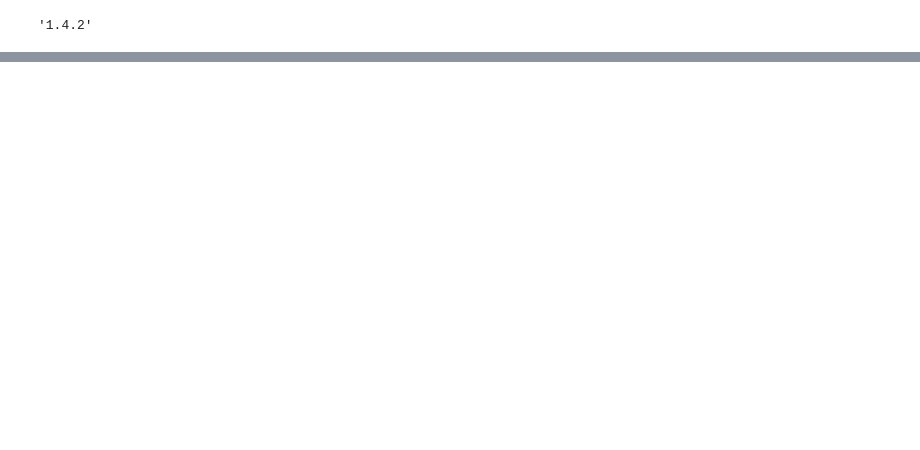
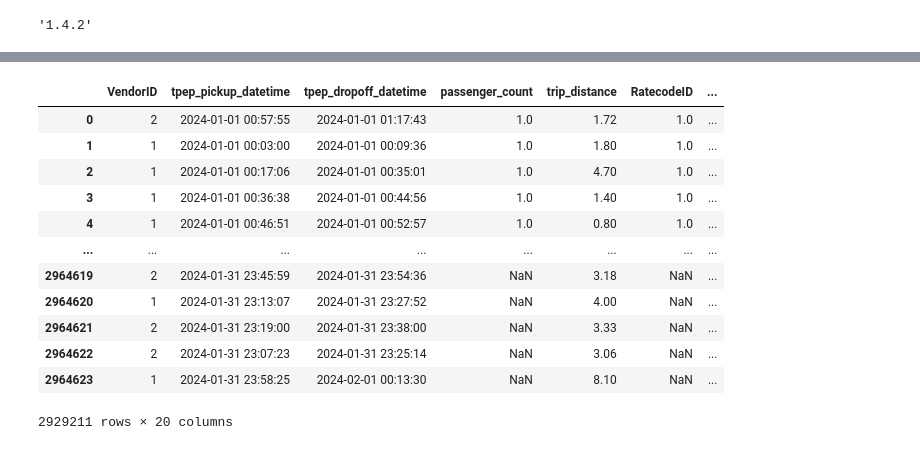
Before and after one commit to TroyaCh/MLOps, a Jupyter notebook: 01-intro/homework.ipynb, the cells around one changed output, grey strips where cells are left out. Cells and saved outputs as stored; diff of their text form; code cells hidden in the pictures; blank space fills up the shorter version.

```diff
--- a/01-intro/homework.ipynb
+++ b/01-intro/homework.ipynb
@@ -20 +60,19 @@ import sklearn
+# %%
+df = df[df.duration>1]
+# %%
+df
+# %% [output]
+|  | VendorID | tpep_pickup_datetime | tpep_dropoff_datetime | passenger_count | trip_distance | RatecodeID | ... |
+| 0 | 2 | 2024-01-01 00:57:55 | 2024-01-01 01:17:43 | 1.0 | 1.72 | 1.0 | ... |
+| 1 | 1 | 2024-01-01 00:03:00 | 2024-01-01 00:09:36 | 1.0 | 1.80 | 1.0 | ... |
+| 2 | 1 | 2024-01-01 00:17:06 | 2024-01-01 00:35:01 | 1.0 | 4.70 | 1.0 | ... |
+| 3 | 1 | 2024-01-01 00:36:38 | 2024-01-01 00:44:56 | 1.0 | 1.40 | 1.0 | ... |
+| 4 | 1 | 2024-01-01 00:46:51 | 2024-01-01 00:52:57 | 1.0 | 0.80 | 1.0 | ... |
+| ... | ... | ... | ... | ... | ... | ... | ... |
+| 2964619 | 2 | 2024-01-31 23:45:59 | 2024-01-31 23:54:36 | NaN | 3.18 | NaN | ... |
+| 2964620 | 1 | 2024-01-31 23:13:07 | 2024-01-31 23:27:52 | NaN | 4.00 | NaN | ... |
+| 2964621 | 2 | 2024-01-31 23:19:00 | 2024-01-31 23:38:00 | NaN | 3.33 | NaN | ... |
+| 2964622 | 2 | 2024-01-31 23:07:23 | 2024-01-31 23:25:14 | NaN | 3.06 | NaN | ... |
+| 2964623 | 1 | 2024-01-31 23:58:25 | 2024-02-01 00:13:30 | NaN | 8.10 | NaN | ... |
+2929211 rows × 20 columns
 # %%
```
Also changed, not shown: parts of 14 cells of this notebook.
